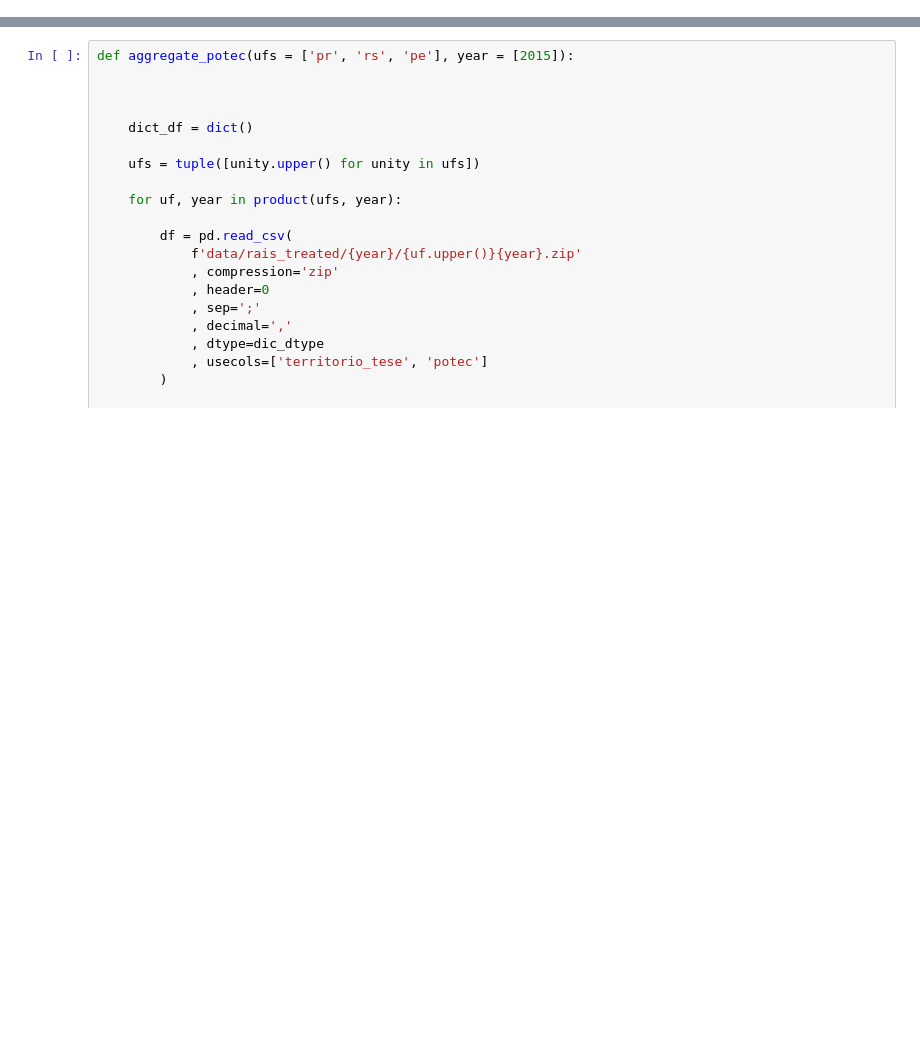
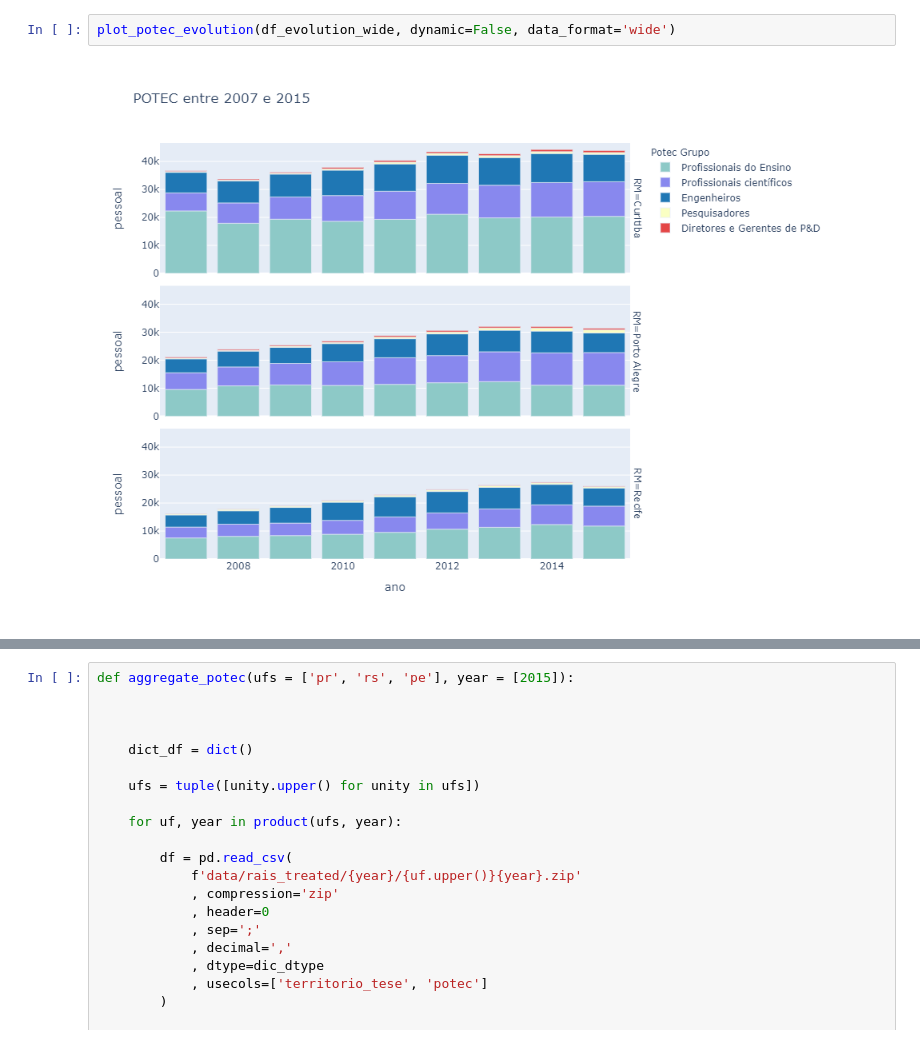
Before and after one commit to augustogeog/innovation_panel, a Jupyter notebook: app_rais/analysis_potec.ipynb, the cells around one changed output, grey strips where cells are left out. Cells and saved outputs as stored; diff of their text form; blank space fills up the shorter version.

```diff
--- a/app_rais/analysis_potec.ipynb
+++ b/app_rais/analysis_potec.ipynb
@@ -627,0 +396,4 @@ df
+# %%
+plot_potec_evolution(df_evolution_wide, dynamic=False, data_format='wide')
+# %% [output]
+[figure, added]
```
Also changed, not shown: parts of 63 cells of this notebook, 2 other files.
